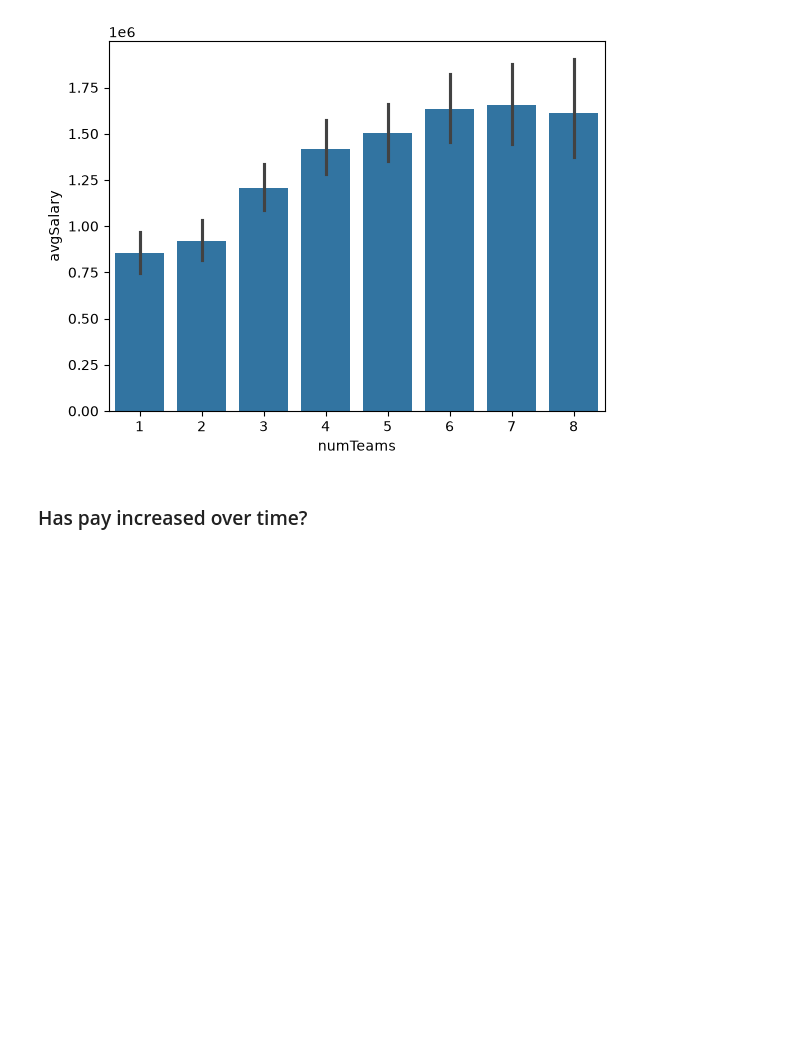
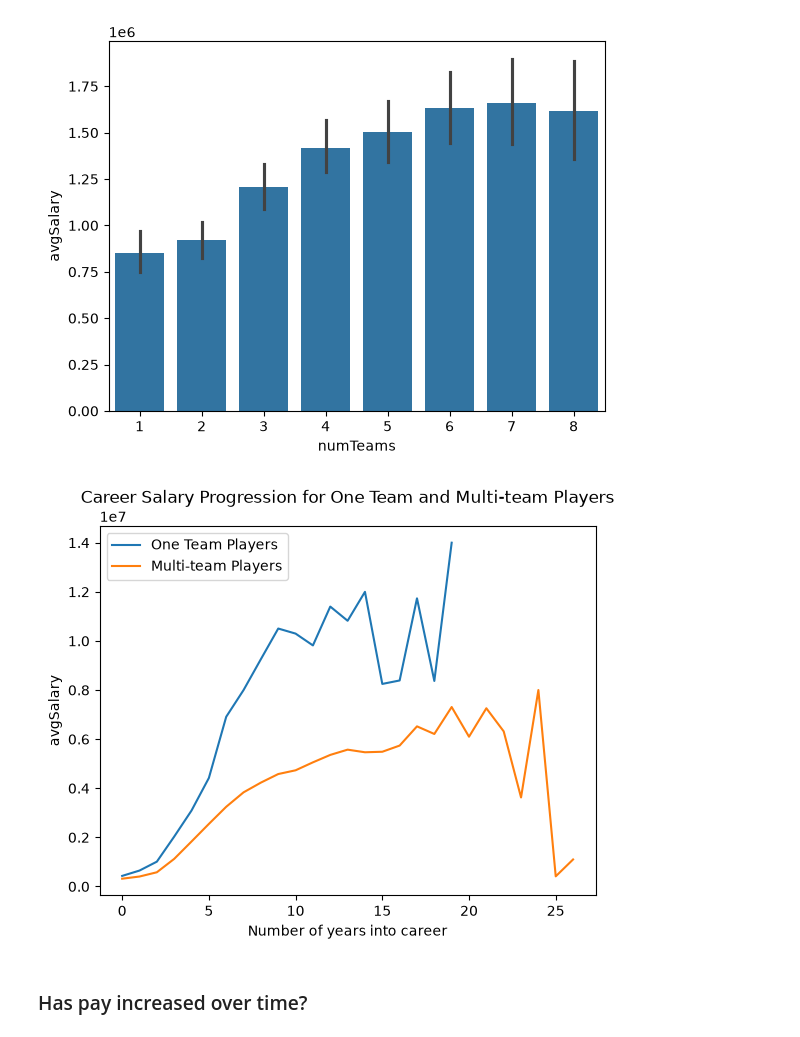
Before and after one commit to byerlyb20/cs5830_project1, a Jupyter notebook: project1.ipynb, the cells around one changed output. Cells and saved outputs as stored; diff of their text form; code cells hidden in the pictures; blank space fills up the shorter version.

```diff
--- a/project1.ipynb
+++ b/project1.ipynb
@@ -72,6 +78,24 @@ sns.barplot(data=loyalty_salary[loyalty_salary['numTeams'] <= 8], x='numTeams',
 # %% [output]
 <Axes: xlabel='numTeams', ylabel='avgSalary'>
 [figure]
+# %%
+loyalty_salary_trend = pd.merge(num_teams_per_player, salary, on='playerID')
+rookie_year = loyalty_salary_trend.groupby('playerID')['yearID'].min().rename('rookieYear')
+loyalty_salary_trend = pd.merge(loyalty_salary_trend, rookie_year, on='playerID')
+loyalty_salary_trend['careerYearNum'] = loyalty_salary_trend['yearID'] - loyalty_salary_trend['rookieYear']
+
+loyalty_salary_trend_one_team = loyalty_salary_trend[loyalty_salary_trend['numTeams'] == 1].groupby('careerYearNum')['salary'].mean().rename('avgSalary')
+loyalty_salary_trend_multiple_teams = loyalty_salary_trend[loyalty_salary_trend['numTeams'] > 1].groupby('careerYearNum')['salary'].mean().rename('avgSalary')
+
+sns.lineplot(x=loyalty_salary_trend_one_team.index, y=loyalty_salary_trend_one_team, label='One Team Players')
+sns.lineplot(x=loyalty_salary_trend_multiple_teams.index, y=loyalty_salary_trend_multiple_teams, label='Multi-team Players')
+
+plt.xlabel("Number of years into career")
+plt.title("Career Salary Progression for One Team and Multi-team Players")
+plt.legend()
+plt.show()
+# %% [output]
+[figure, added]
 # %% [markdown]
 ### Has pay increased over time?
 # %%
```
Also changed, not shown: parts of 3 cells of this notebook.
